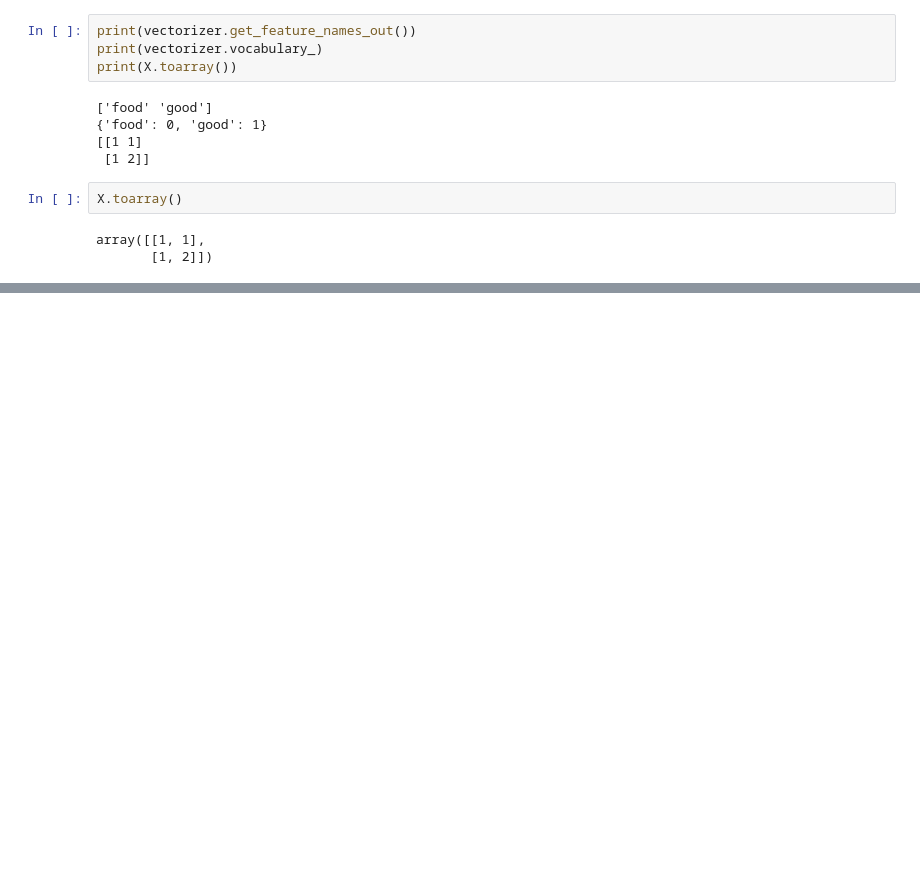
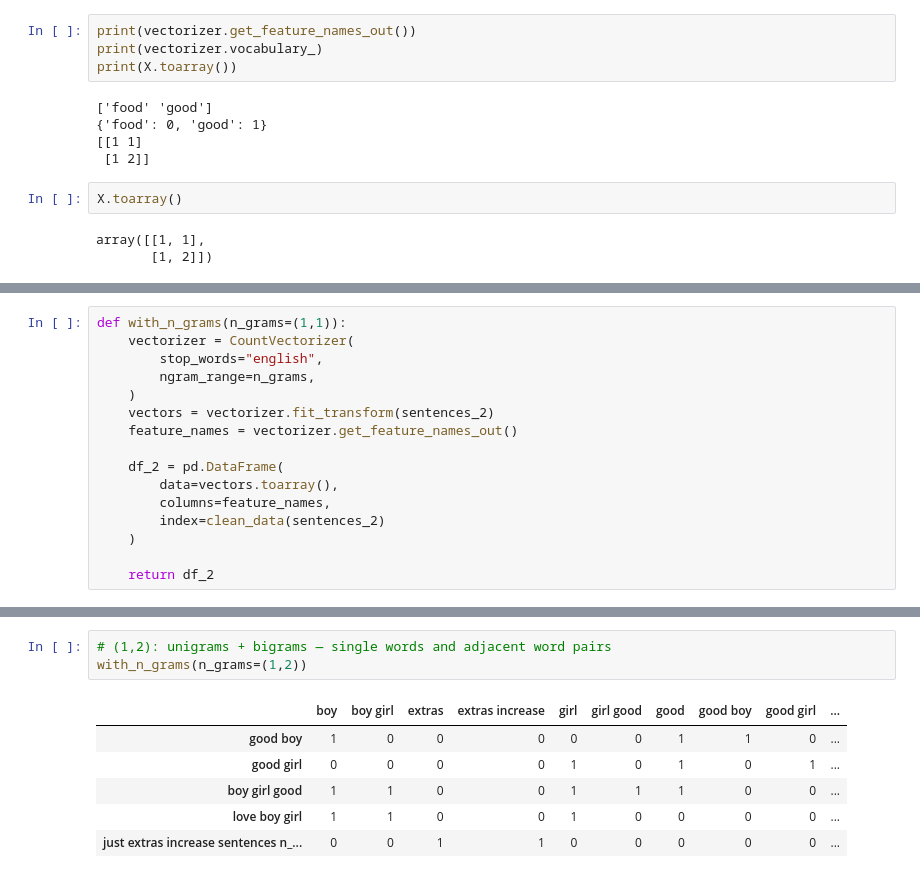
Before and after one commit to Kh3m/gen-ai-training, a Jupyter notebook: NLP/bow/bow_basics.ipynb, the cells around one changed output, grey strips where cells are left out. Saved outputs shown, nothing was run; the diff lists cells and outputs as text; blank space fills up the shorter version.

```diff
--- a/NLP/bow/bow_basics.ipynb
+++ b/NLP/bow/bow_basics.ipynb
@@ -77,0 +129,16 @@ sentences_2
+# %%
+def with_n_grams(n_grams=(1,1)):
+    vectorizer = CountVectorizer(
+        stop_words="english",
+        ngram_range=n_grams,
+    )
+    vectors = vectorizer.fit_transform(sentences_2)
+    feature_names = vectorizer.get_feature_names_out()
+
+    df_2 = pd.DataFrame(
+        data=vectors.toarray(),
+        columns=feature_names,
+        index=clean_data(sentences_2)
+    )
+
+    return df_2
@@ -77,0 +155,10 @@ sentences_2
+# %%
+# (1,2): unigrams + bigrams — single words and adjacent word pairs
+with_n_grams(n_grams=(1,2))
+# %% [output]
+|  | boy | boy girl | extras | extras increase | girl | girl good | good | good boy | good girl | ... |
+| good boy | 1 | 0 | 0 | 0 | 0 | 0 | 1 | 1 | 0 | ... |
+| good girl | 0 | 0 | 0 | 0 | 1 | 0 | 1 | 0 | 1 | ... |
+| boy girl good | 1 | 1 | 0 | 0 | 1 | 1 | 1 | 0 | 0 | ... |
+| love boy girl | 1 | 1 | 0 | 0 | 1 | 0 | 0 | 0 | 0 | ... |
+| just extras increase sentences n_... | 0 | 0 | 1 | 1 | 0 | 0 | 0 | 0 | 0 | ... |
```
Also changed, not shown: parts of 11 cells of this notebook, 1 other file.
